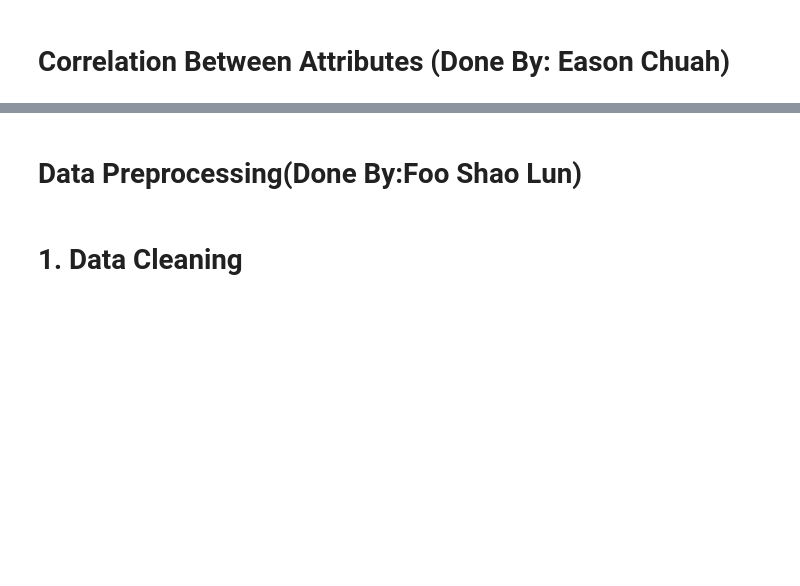
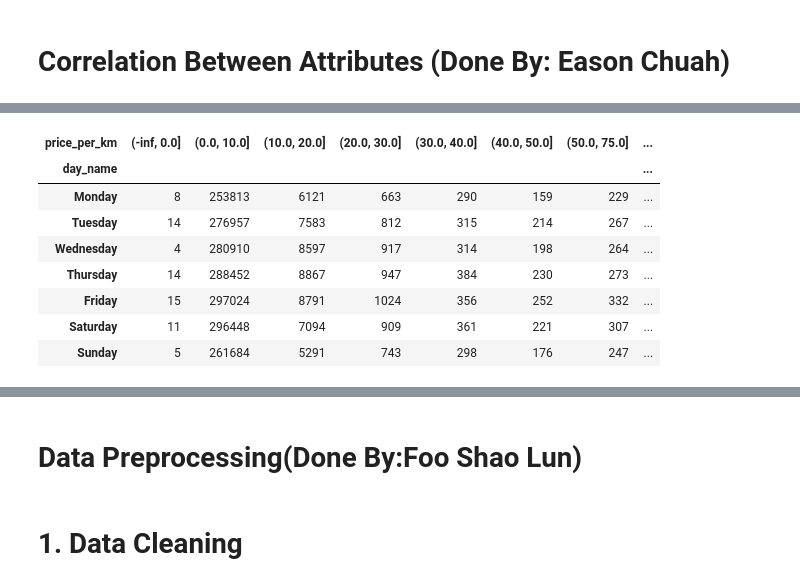
Before and after one commit to EricChan12311/DMA, a Jupyter notebook: DataMining.ipynb, the cells around one changed output, grey strips where cells are left out. Saved outputs shown, nothing was run; the diff lists cells and outputs as text; code cells hidden in the pictures; blank space fills up the shorter version.

```diff
--- a/DataMining.ipynb
+++ b/DataMining.ipynb
@@ -123,0 +163,20 @@ plt.show()
+# %%
+# 2. Day vs price_per_km (weekend and weekday)
+
+train_set['day_of_week'] = train_set['departure_time'].dt.dayofweek
+day_names = ['Monday', 'Tuesday', 'Wednesday', 'Thursday', 'Friday', 'Saturday', 'Sunday']
+train_set['day_name'] = train_set['day_of_week'].map(lambda x: day_names[x])
+
+custom_bins = [-np.inf, 0, 10, 20, 30, 40, 50, 75, 100, np.inf]
+(pd.crosstab(index=train_set['day_name'], columns=pd.cut(train_set['price_per_km'], custom_bins), margins=True)
+                  .loc[day_names])
+# %% [output]
+| price_per_km | (-inf, 0.0] | (0.0, 10.0] | (10.0, 20.0] | (20.0, 30.0] | (30.0, 40.0] | (40.0, 50.0] | (50.0, 75.0] | ... |
+| day_name |  |  |  |  |  |  |  | ... |
+| Monday | 8 | 253813 | 6121 | 663 | 290 | 159 | 229 | ... |
+| Tuesday | 14 | 276957 | 7583 | 812 | 315 | 214 | 267 | ... |
+| Wednesday | 4 | 280910 | 8597 | 917 | 314 | 198 | 264 | ... |
+| Thursday | 14 | 288452 | 8867 | 947 | 384 | 230 | 273 | ... |
+| Friday | 15 | 297024 | 8791 | 1024 | 356 | 252 | 332 | ... |
+| Saturday | 11 | 296448 | 7094 | 909 | 361 | 221 | 307 | ... |
+| Sunday | 5 | 261684 | 5291 | 743 | 298 | 176 | 247 | ... |
```
Also changed, not shown: parts of 20 cells of this notebook.
